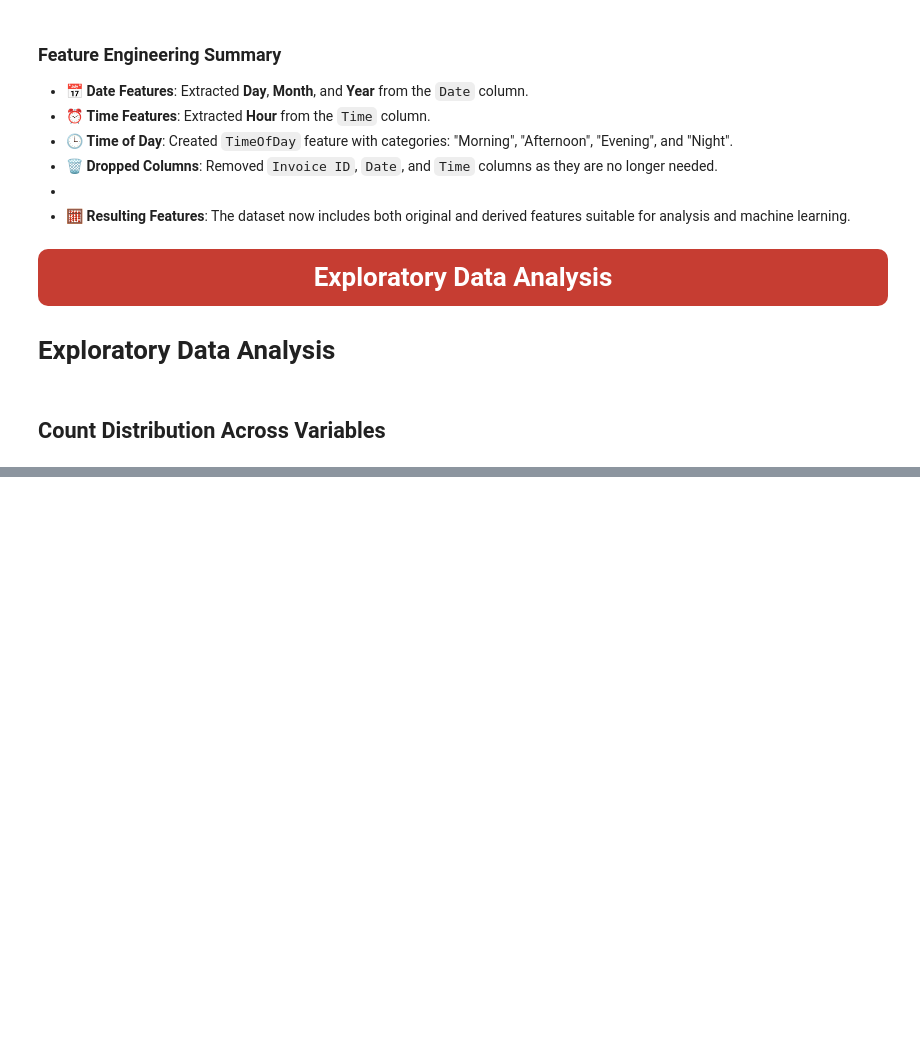
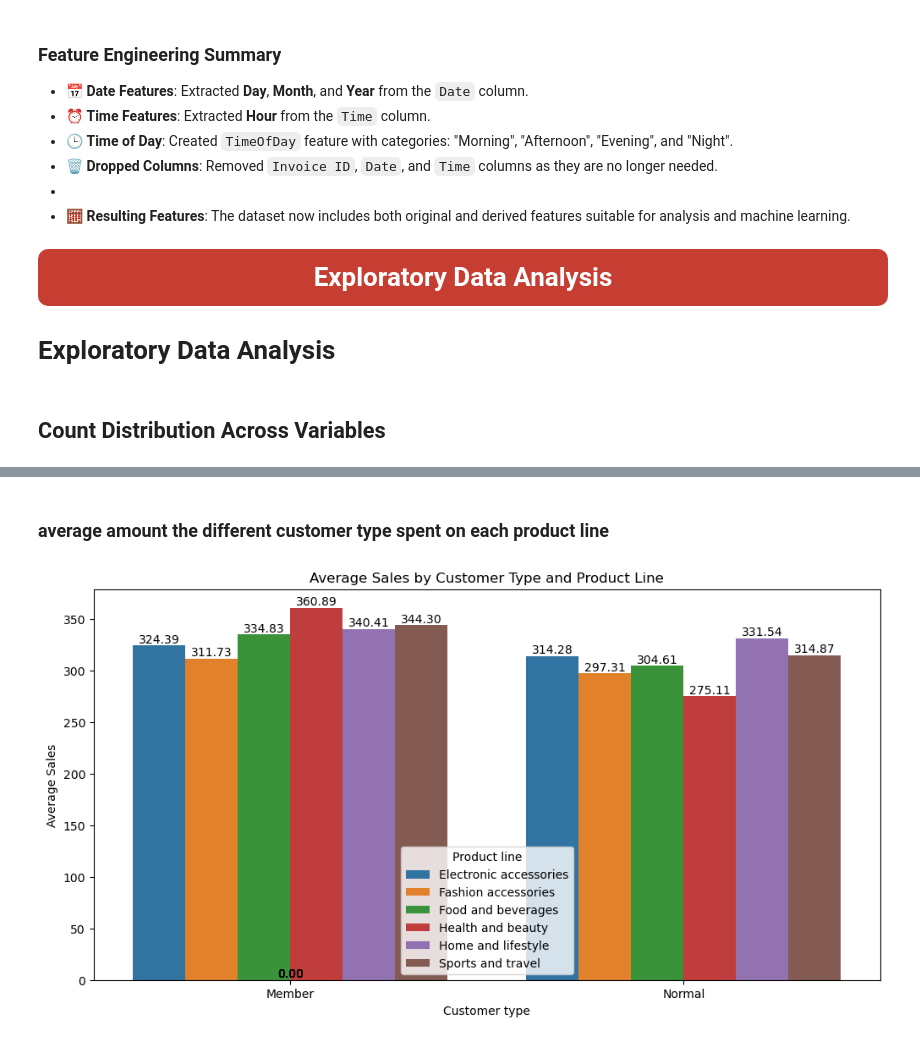
Before and after one commit to munircole/Supermarket-Sales-Analysis-Forecast-, a Jupyter notebook: sales-forecast.ipynb, the cells around one changed output, grey strips where cells are left out. Saved outputs shown, nothing was run; the diff lists cells and outputs as text; code cells hidden in the pictures; blank space fills up the shorter version.

```diff
--- a/sales-forecast.ipynb
+++ b/sales-forecast.ipynb
@@ -373,0 +431,25 @@ for col in cat_cols:
+# %% [markdown]
+### average amount the different customer type spent on each product line
+# %%
+avg_sales_per_ct_pl = df.groupby(["Customer type","Product line"])["Sales"].mean().reset_index()
+
+plt.figure(figsize=(12,6))
+ax = sns.barplot(data=avg_sales_per_ct_pl,
+                 x="Customer type",
+                 y="Sales",
+                 hue="Product line")
+
+# Add value labels
+for p in ax.patches:
+    value = p.get_height()
+    ax.annotate(f"{value:.2f}",
+                (p.get_x() + p.get_width() / 2, value),
+                ha='center', va='bottom', fontsize=10)
+
+plt.title("Average Sales by Customer Type and Product Line")
+plt.ylabel("Average Sales")
+plt.xticks(rotation=0)
+
+plt.show()
+# %% [output]
+[figure, added]
```
Also changed, not shown: parts of 23 cells of this notebook.
